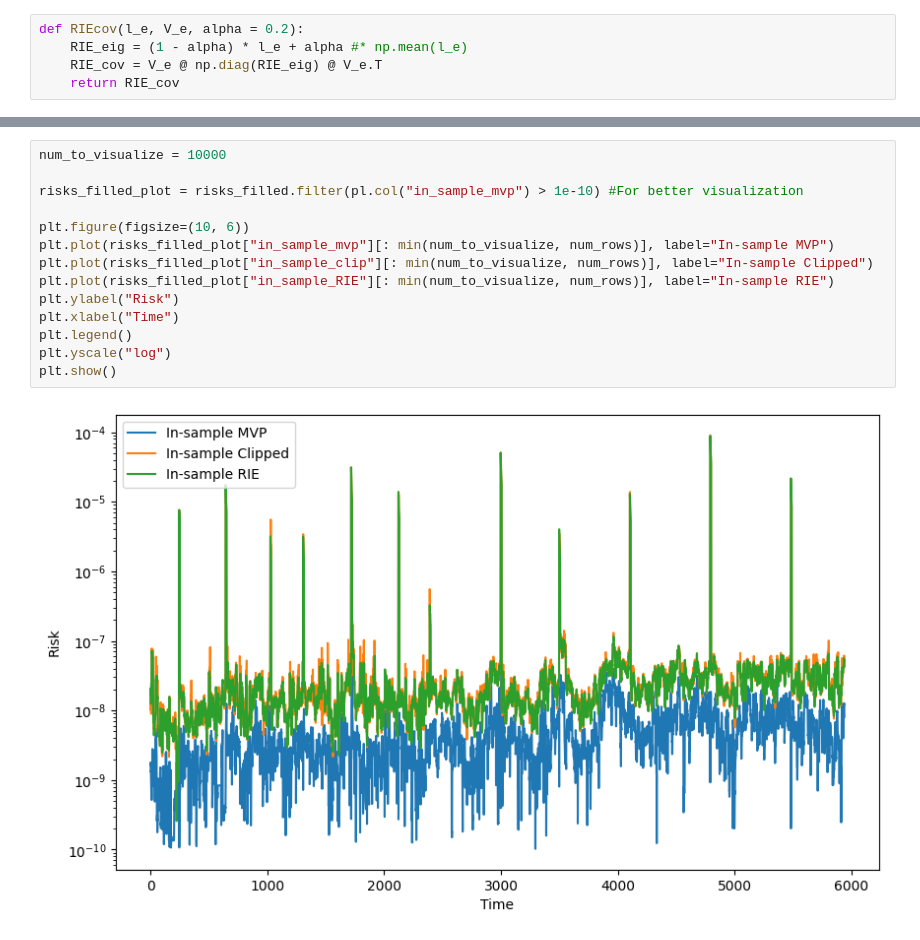
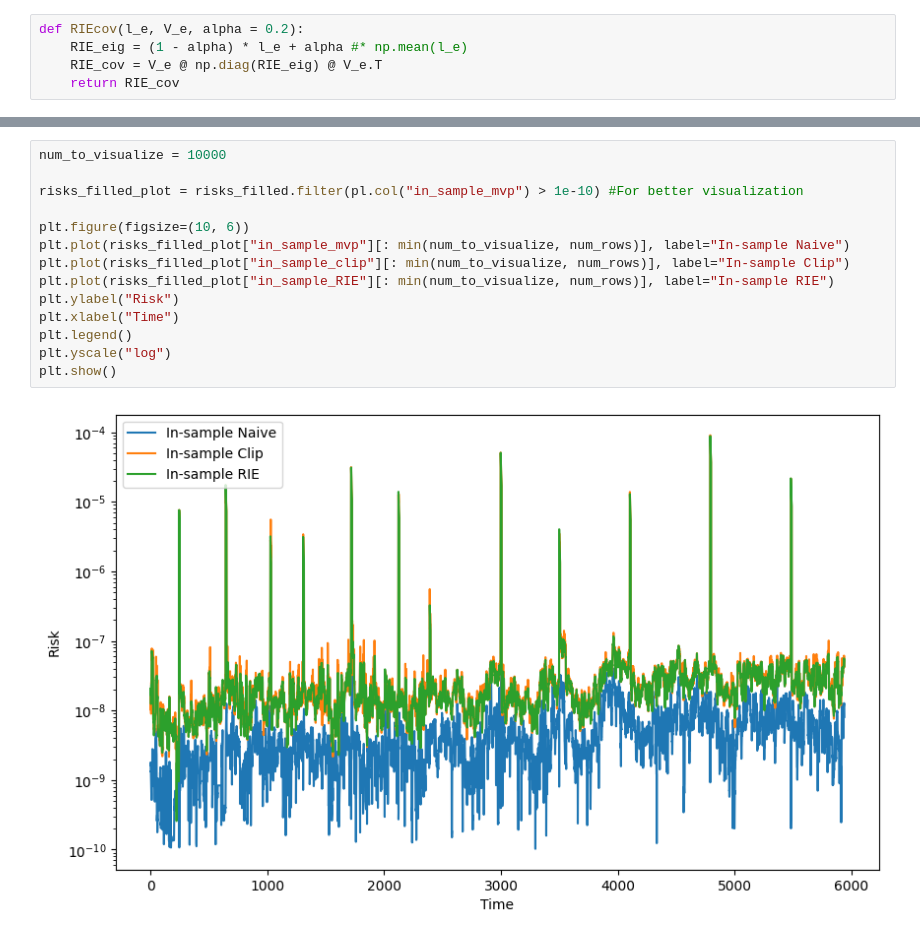
Before and after one commit to hosseinabadi/Big-Data-Correlation-Estimation, a Jupyter notebook: main.ipynb, the cells around one changed output, grey strips where cells are left out. Cells and saved outputs as stored; diff of their text form.

```diff
--- a/main.ipynb
+++ b/main.ipynb
@@ -429,19 +449,19 @@ print(f"Mean out-sample risk MVP: {risks_filled['out_sample_mvp'].mean()}, Mean
 # %%
 num_to_visualize = 10000
 
 risks_filled_plot = risks_filled.filter(pl.col("in_sample_mvp") > 1e-10) #For better visualization
 
 plt.figure(figsize=(10, 6))
-plt.plot(risks_filled_plot["in_sample_mvp"][: min(num_to_visualize, num_rows)], label="In-sample MVP")
-plt.plot(risks_filled_plot["in_sample_clip"][: min(num_to_visualize, num_rows)], label="In-sample Clipped")
+plt.plot(risks_filled_plot["in_sample_mvp"][: min(num_to_visualize, num_rows)], label="In-sample Naive")
+plt.plot(risks_filled_plot["in_sample_clip"][: min(num_to_visualize, num_rows)], label="In-sample Clip")
 plt.plot(risks_filled_plot["in_sample_RIE"][: min(num_to_visualize, num_rows)], label="In-sample RIE")
 plt.ylabel("Risk")
 plt.xlabel("Time")
 plt.legend()
 plt.yscale("log")
 plt.show()
 # %% [output]
-[figure, old version]
+[figure, new version]
 # %%
 risks_filled_out = risks_filled.filter(pl.col("out_sample_mvp") > 1e-10)
 plt.figure(figsize=(10, 6))
```
Also changed, not shown: parts of 9 cells of this notebook, 2 other files.
